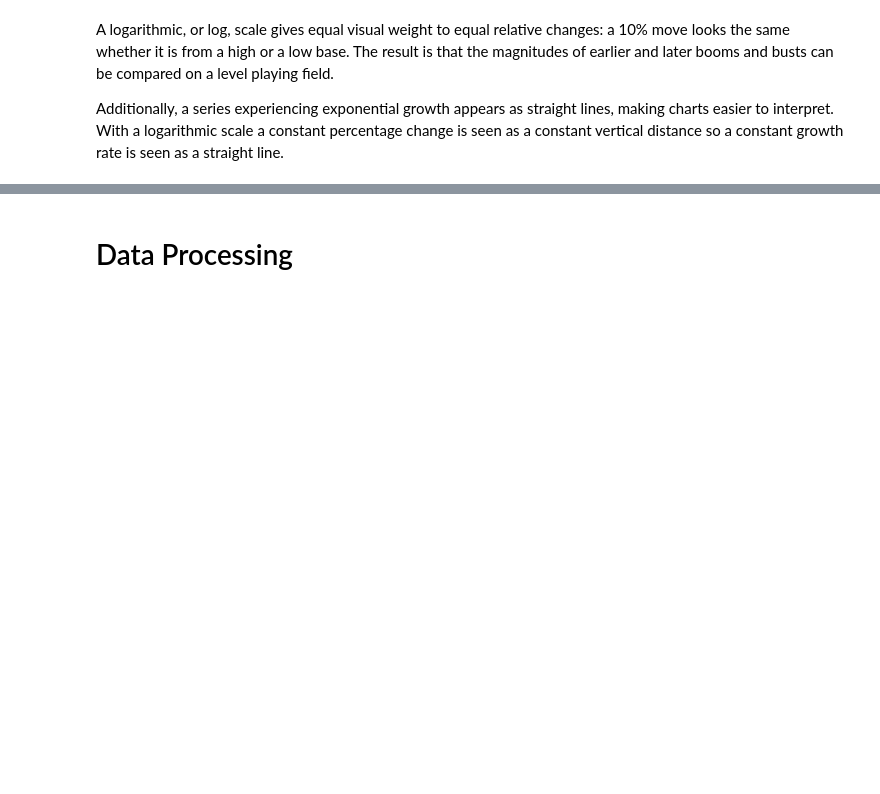
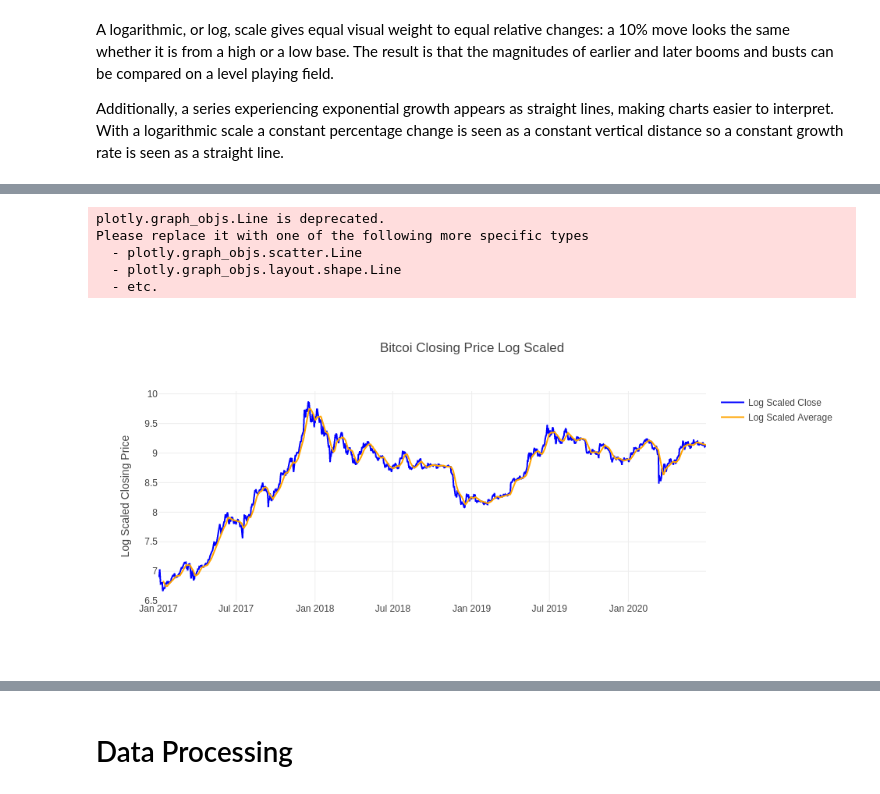
Before and after one commit to Rhuck1/Bitcoin-Price-Analysis, a Jupyter notebook: capstone_2_rough_draft.ipynb, the cells around one changed output, grey strips where cells are left out. Saved outputs shown, nothing was run; the diff lists cells and outputs as text; code cells hidden in the pictures; blank space fills up the shorter version.

```diff
--- a/capstone_2_rough_draft.ipynb
+++ b/capstone_2_rough_draft.ipynb
@@ -263,0 +236,17 @@ fig.update_layout(title='Bitcoin Closing vs Rolling 30 Day Average', yaxis_title
+# %%
+dataframe_logScale = np.log(dataframe['Close'])
+moving_average = dataframe_logScale.rolling(window=12).mean()
+
+fig = go.Figure()
+
+fig.add_trace(go.Line(x=dataframe.index, y=dataframe_logScale, line=dict(color='blue'), name='Log Scaled Close'))
+fig.add_trace(go.Line(x=dataframe.index, y=moving_average, line=dict(color='orange'), name='Log Scaled Average'))
+
+fig.update_layout(title='Bitcoi Closing Price Log Scaled', yaxis_title='Log Scaled Closing Price', template='none')
+# %% [output]
+plotly.graph_objs.Line is deprecated.
+Please replace it with one of the following more specific types
+  - plotly.graph_objs.scatter.Line
+  - plotly.graph_objs.layout.shape.Line
+  - etc.
+[figure, added]
```
Also changed, not shown: parts of 27 cells of this notebook.
